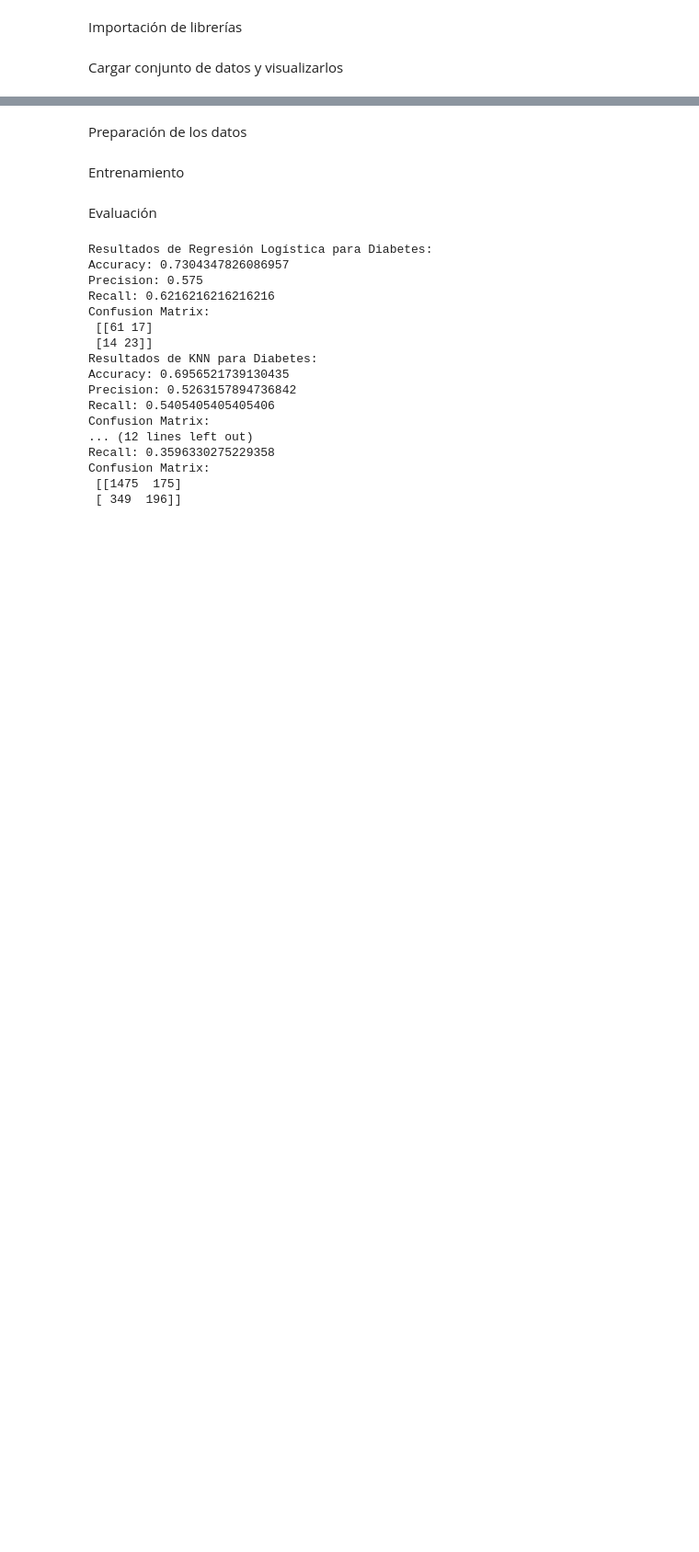
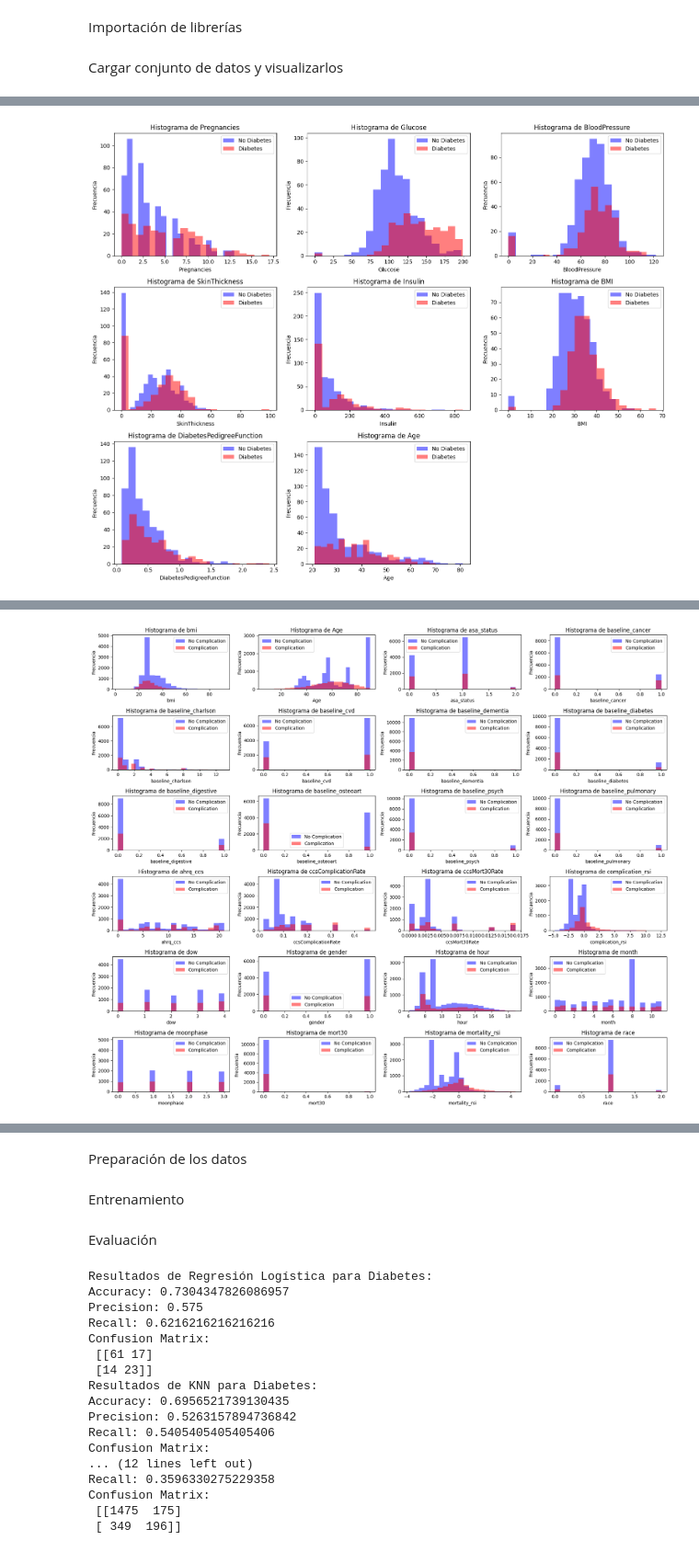
Before and after one commit to Bryancampos20/IAProyecto, a Jupyter notebook: proyecto_tecnicas_clasificacion_IA.ipynb, the cells around one changed output, grey strips where cells are left out. Shown at 92% size. Saved outputs shown, nothing was run; the diff lists cells and outputs as text; code cells hidden in the pictures; blank space fills up the shorter version.

```diff
--- a/proyecto_tecnicas_clasificacion_IA.ipynb
+++ b/proyecto_tecnicas_clasificacion_IA.ipynb
@@ -75,0 +22,77 @@ max        1.000000       4.400000      2.000000      1.000000
+# %%
+# Cargar los datos de diabetes
+diabetes_data = pd.read_csv('diabetes.csv')
+
+# Cargar el segundo conjunto de datos
+surgical_data = pd.read_csv('Surgical-deepnet.csv')
+
+# Ver las primeras filas de cada dataset
+print(diabetes_data.head())
+print(surgical_data.head())
+
+# Resumen estadístico
+print(diabetes_data.describe())
+print(surgical_data.describe())
+
+
+# Comprobar si hay valores faltantes
+print(diabetes_data.isnull().sum())
+print(surgical_data.isnull().sum())
+
+
+# Revisar las estadísticas descriptivas
+print(diabetes_data.describe())
+print(surgical_data.describe())
+
+
+# Obtener las columnas excepto la columna 'Outcome'
+features = diabetes_data.columns.drop('Outcome')
+
+# Crear una figura con múltiples subplots
+plt.figure(figsize=(15, 12))
+
+for i, feature in enumerate(features, 1):
+
+    # Mostrar el resumen estadístico para cada feature
+    print(f"Descripción de {feature}:")
+    print(diabetes_data[feature].describe())
+    print("\n")
+
+    # Crear el histograma
+    plt.subplot(3, 3, i)  # Configurar el layout en 3 filas y 3 columnas
+    plt.hist(diabetes_data[diabetes_data['Outcome'] == 0][feature], color='blue', alpha=0.5, label='No Diabetes', bins=20)
+    plt.hist(diabetes_data[diabetes_data['Outcome'] == 1][feature], color='red', alpha=0.5, label='Diabetes', bins=20)
+    plt.title(f'Histograma de {feature}')
+    plt.xlabel(feature)
+    plt.ylabel('Frecuencia')
+    plt.legend()
+
+plt.tight_layout()
+plt.show()
+
+# Obtener las columnas excepto la columna 'complication'
+features = surgical_data.columns.drop('complication')
+
+# Crear una figura con múltiples subplots
+plt.figure(figsize=(18, 15))
+
+# Ajustamos el layout a 6x4 para acomodar las 21 características
+for i, feature in enumerate(features, 1):
+
+    # Mostrar el resumen estadístico para cada feature
+    print(f"Descripción de {feature}:")
+    print(surgical_data[feature].describe())
+    print("\n")
+
+    # Crear el histograma
+    plt.subplot(6, 4, i)  # Configurar el layout en 6 filas y 4 columnas
+    plt.hist(surgical_data[surgical_data['complication'] == 0][feature], color='blue', alpha=0.5, label='No Complication', bins=20)
+    plt.hist(surgical_data[surgical_data['complication'] == 1][feature], color='red', alpha=0.5, label='Complication', bins=20)
+    plt.title(f'Histograma de {feature}')
+    plt.xlabel(feature)
+    plt.ylabel('Frecuencia')
+    plt.legend()
+
+plt.tight_layout()
+plt.show()
+# %% [output]
@@ -75,0 +116 @@ max        1.000000       4.400000      2.000000      1.000000
+[figure, added]
@@ -75,0 +134 @@ max        1.000000       4.400000      2.000000      1.000000
+[figure, added]
```
Also changed, not shown: parts of 4 cells of this notebook, 1 other file.
